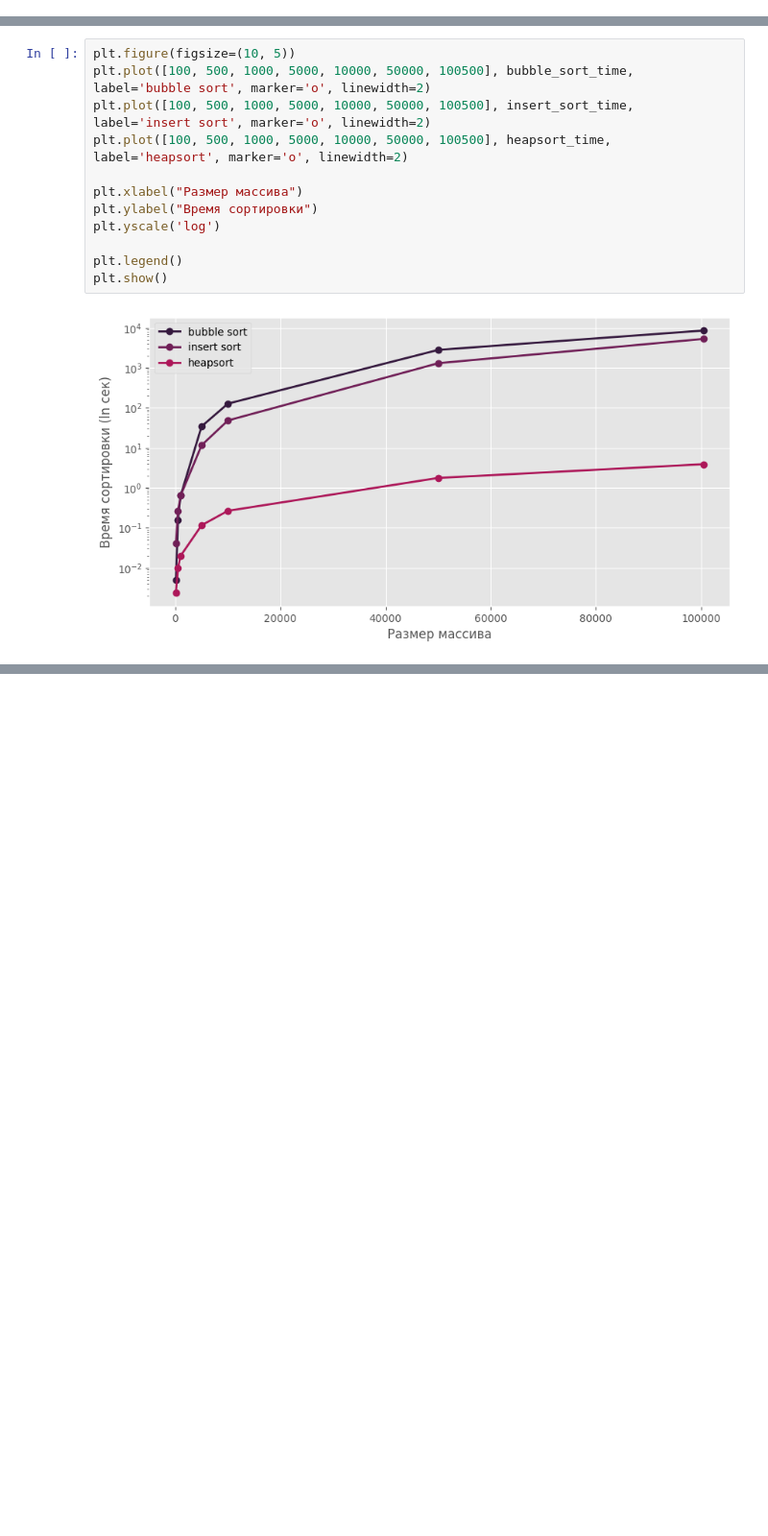
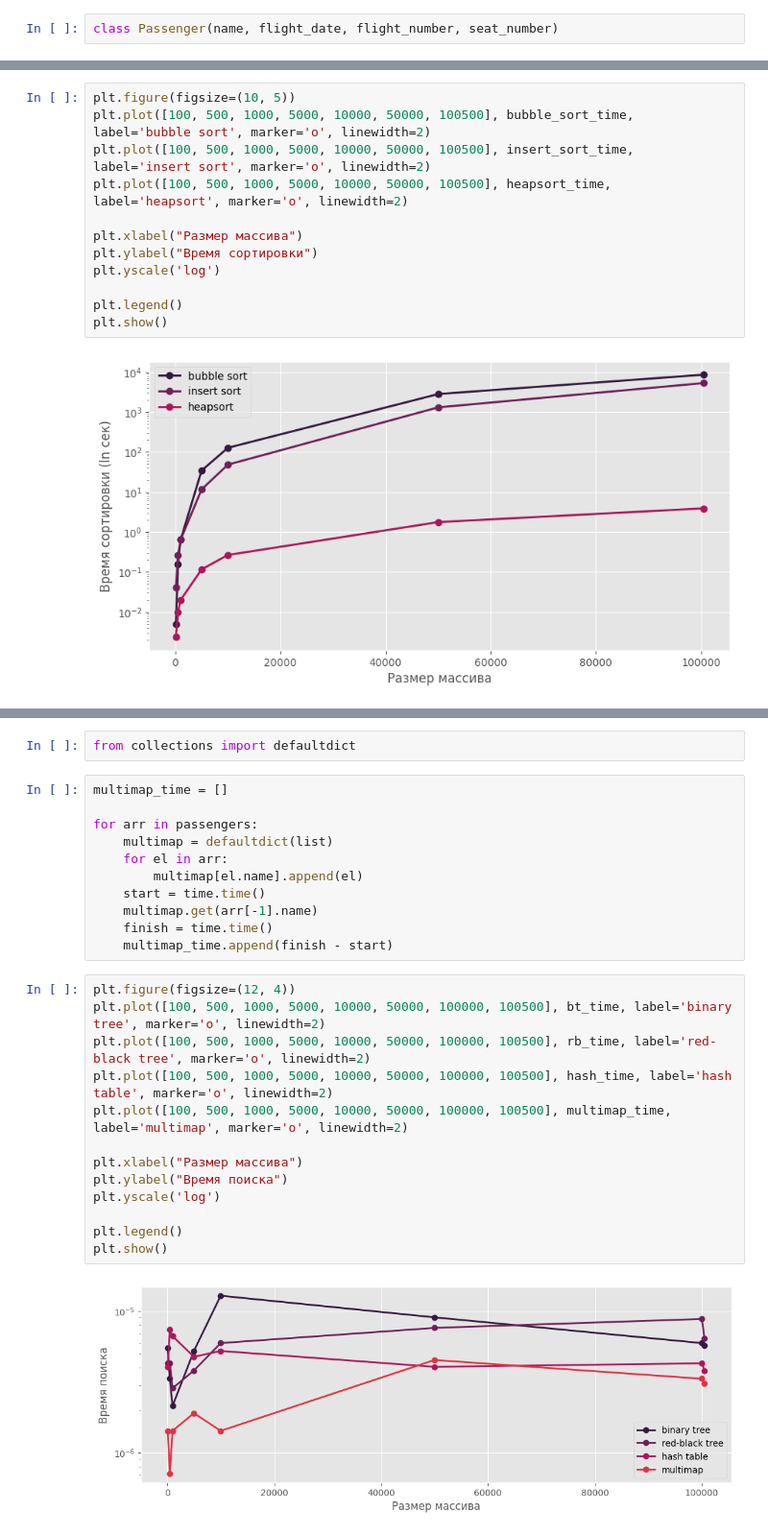
Before and after one commit to ktvlna/hse-programming-techniques, a Jupyter notebook: lab1/metprog.ipynb, the cells around one changed output, grey strips where cells are left out. Shown at 96% size. Drawn from its saved outputs; the diff is of its cells as text; blank space fills up the shorter version.

```diff
--- a/lab1/metprog.ipynb
+++ b/lab1/metprog.ipynb
@@ -11,6 +20,8 @@ plt.style.use('ggplot')
 sns.set_palette('rocket')
 # %% [markdown]
 # Класс Пассажир
+# %%
+class Passenger(name, flight_date, flight_number, seat_number)
 # %%
 class Passenger:
     """
@@ -209,0 +528,28 @@ plt.show()
+# %%
+from collections import defaultdict
+# %%
+multimap_time = []
+
+for arr in passengers:
+    multimap = defaultdict(list)
+    for el in arr:
+        multimap[el.name].append(el)
+    start = time.time()
+    multimap.get(arr[-1].name)
+    finish = time.time()
+    multimap_time.append(finish - start)
+# %%
+plt.figure(figsize=(12, 4))
+plt.plot([100, 500, 1000, 5000, 10000, 50000, 100000, 100500], bt_time, label='binary tree', marker='o', linewidth=2)
+plt.plot([100, 500, 1000, 5000, 10000, 50000, 100000, 100500], rb_time, label='red-black tree', marker='o', linewidth=2)
+plt.plot([100, 500, 1000, 5000, 10000, 50000, 100000, 100500], hash_time, label='hash table', marker='o', linewidth=2)
+plt.plot([100, 500, 1000, 5000, 10000, 50000, 100000, 100500], multimap_time, label='multimap', marker='o', linewidth=2)
+
+plt.xlabel("Размер массива")
+plt.ylabel("Время поиска")
+plt.yscale('log')
+
+plt.legend()
+plt.show()
+# %% [output]
+[figure, added]
```
Also changed, not shown: parts of 21 cells of this notebook.
